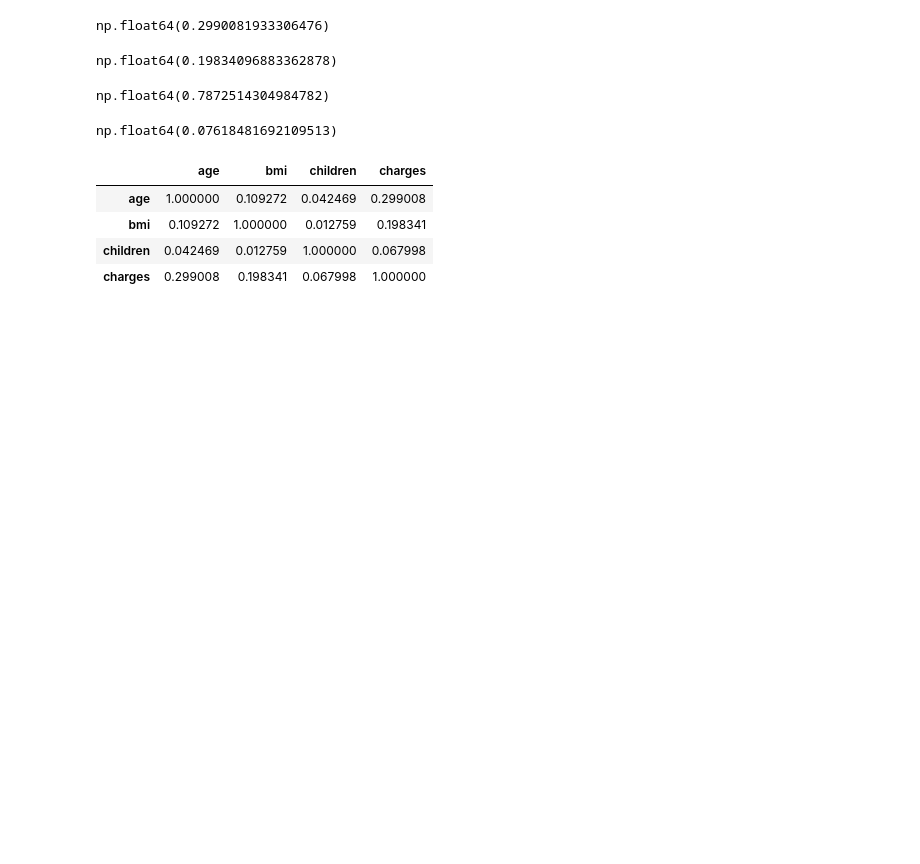
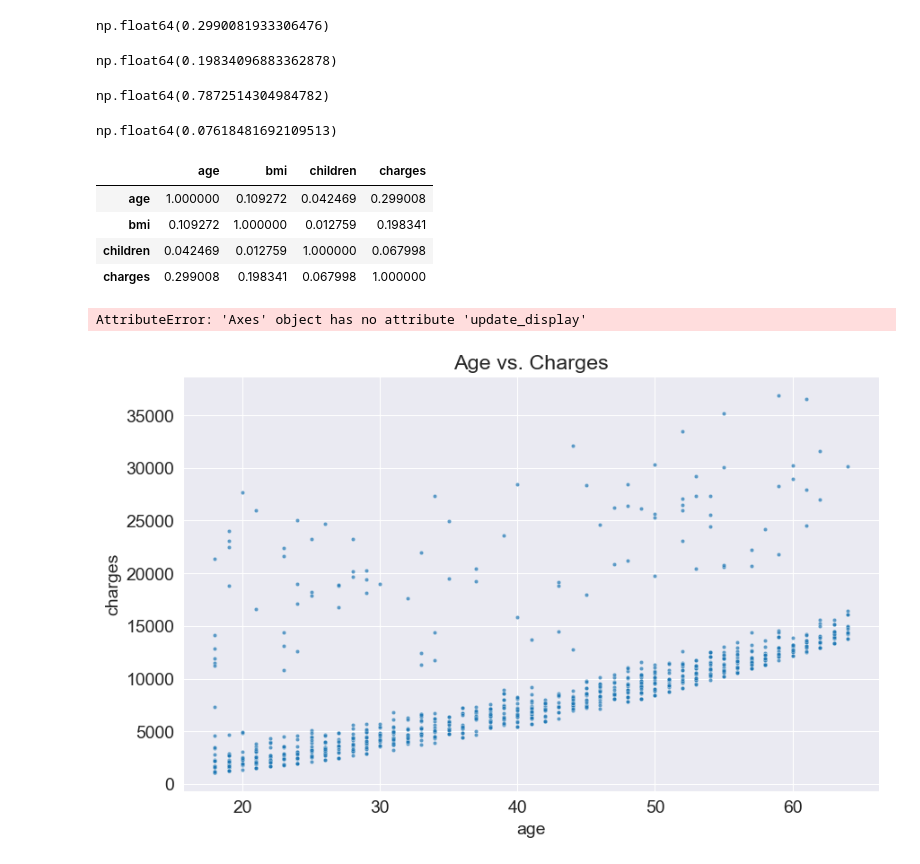
Before and after one commit to LeeBoy-Hmong/MachineLearning, a Jupyter notebook: LinearRegression.ipynb, the cells around one changed output. Saved outputs shown, nothing was run; the diff lists cells and outputs as text; code cells hidden in the pictures; blank space fills up the shorter version.

Commit message:
Linear Regression Model

```diff
--- a/LinearRegression.ipynb
+++ b/LinearRegression.ipynb
@@ -205,3 +205,22 @@ medical_df.corr(numeric_only=True)  # To correlate all; we need to ensure numeri
 | bmi | 0.109272 | 1.000000 | 0.012759 | 0.198341 |
 | children | 0.042469 | 0.012759 | 1.000000 | 0.067998 |
 | charges | 0.299008 | 0.198341 | 0.067998 | 1.000000 |
+# %%
+## Linear Regression with a Single Feature
+# Smoker and Age colums have the strongest correlation with Charges.
+# Find a way to extemate the value of Charges using the value of Age for non-smokers.
+# Let's create a data frame containing just the data for non-smokers.
+
+non_smoker_df = medical_df[medical_df.smoker == "no"]
+
+plt.title('Age vs. Charges')
+fig = sns.scatterplot(data=non_smoker_df,
+                x='age',
+                y='charges',
+                alpha=0.7,
+                s=10)
+fig.update_layout(xaxis_title_font_textcase="upper",
+                   yaxis_title_font_textcase="upper")
+# %% [output]
+AttributeError: 'Axes' object has no attribute 'update_display'
+[figure, added]
```
